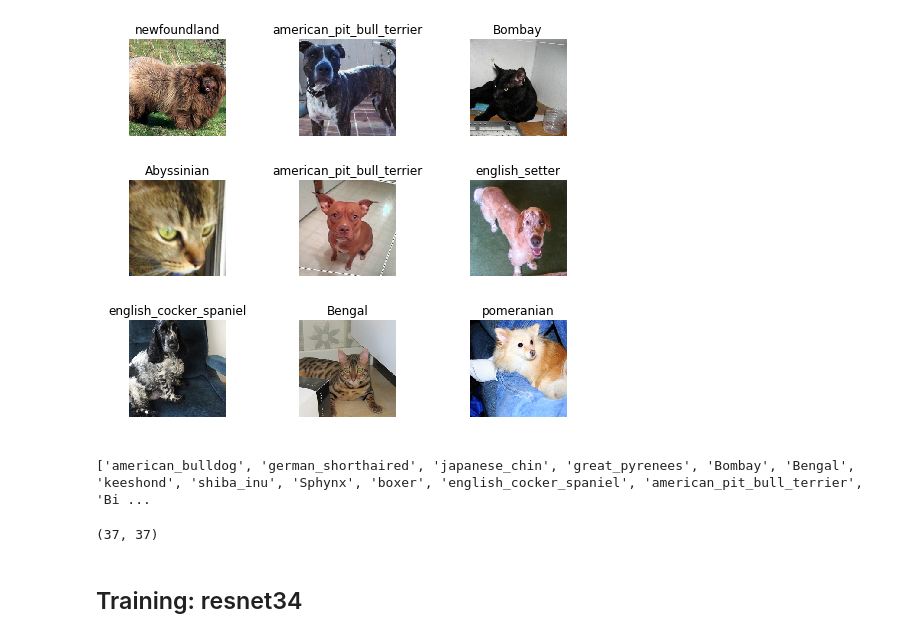
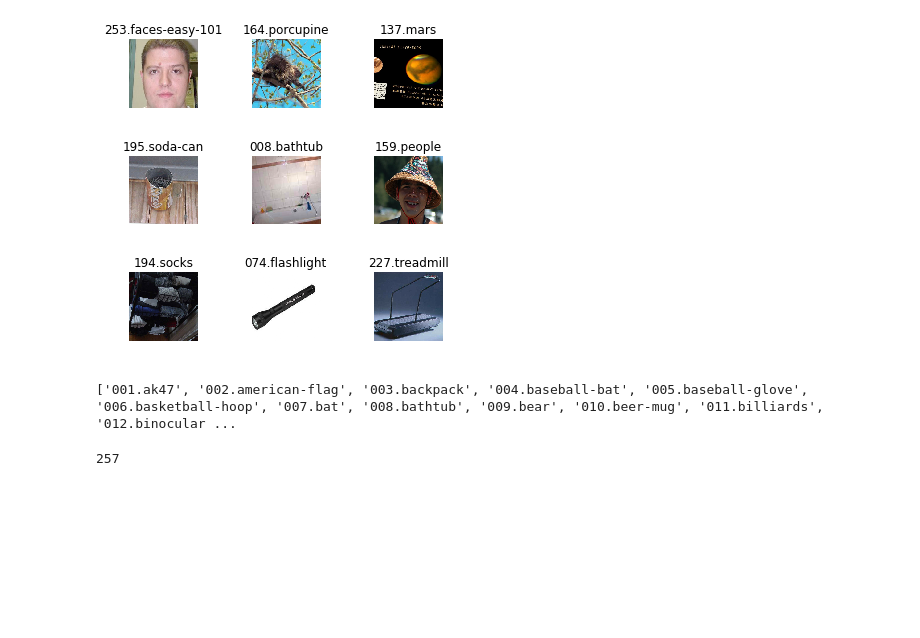
Before and after one commit to nishamuktewar/course-v3, a Jupyter notebook: nbs/dl1/lesson1-obj256.ipynb, the cells around one changed output. Saved outputs shown, nothing was run; the diff lists cells and outputs as text; code cells hidden in the pictures; blank space fills up the shorter version.

```diff
--- a/nbs/dl1/lesson1-obj256.ipynb
+++ b/nbs/dl1/lesson1-obj256.ipynb
@@ -70,0 +10,2 @@ data.normalize(imagenet_stats)
+# %%
+path = "./data/256_ObjectCategoriesSplit"
@@ -71,12 +14,13 @@ data.normalize(imagenet_stats)
+# %%
+tfms = get_transforms(do_flip=False)
+data = ImageDataBunch.from_folder(path, ds_tfms=tfms, size=224, bs=75)
 # %%
-data.show_batch(rows=3, figsize=(7,6))
+data.show_batch(rows=3, figsize=(5,5))
 # %% [output]
-[figure, old version]
+[figure, new version]
 # %%
 print(data.classes)
-len(data.classes),data.c
+len(data.classes)
 # %% [output]
-['american_bulldog', 'german_shorthaired', 'japanese_chin', 'great_pyrenees', 'Bombay', 'Bengal', 'keeshond', 'shiba_inu', 'Sphynx', 'boxer', 'english_cocker_spaniel', 'american_pit_bull_terrier', 'Bi ...
+['001.ak47', '002.american-flag', '003.backpack', '004.baseball-bat', '005.baseball-glove', '006.basketball-hoop', '007.bat', '008.bathtub', '009.bear', '010.beer-mug', '011.billiards', '012.binocular ...
-(37, 37)
+257
-# %% [markdown]
-## Training: resnet34
```
Also changed, not shown: parts of 58 cells of this notebook, 1 other file.
